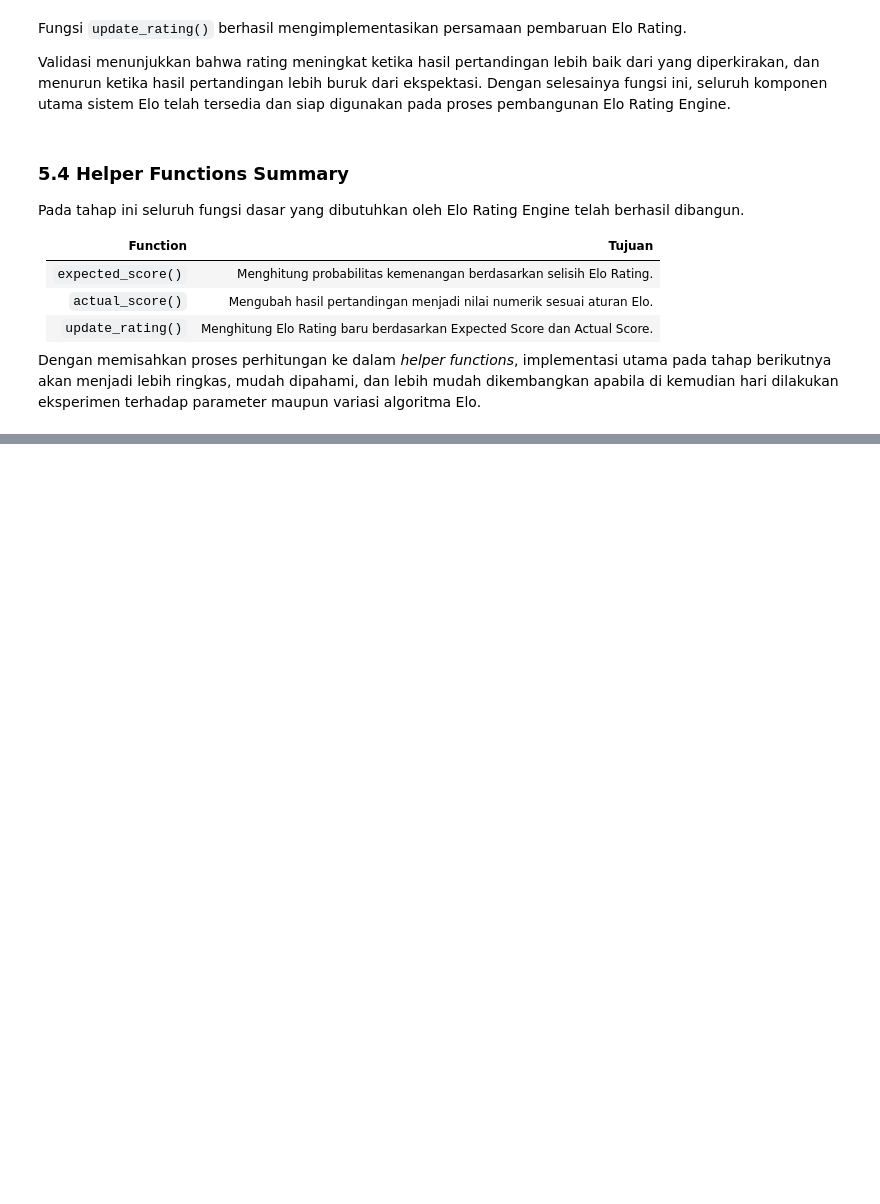
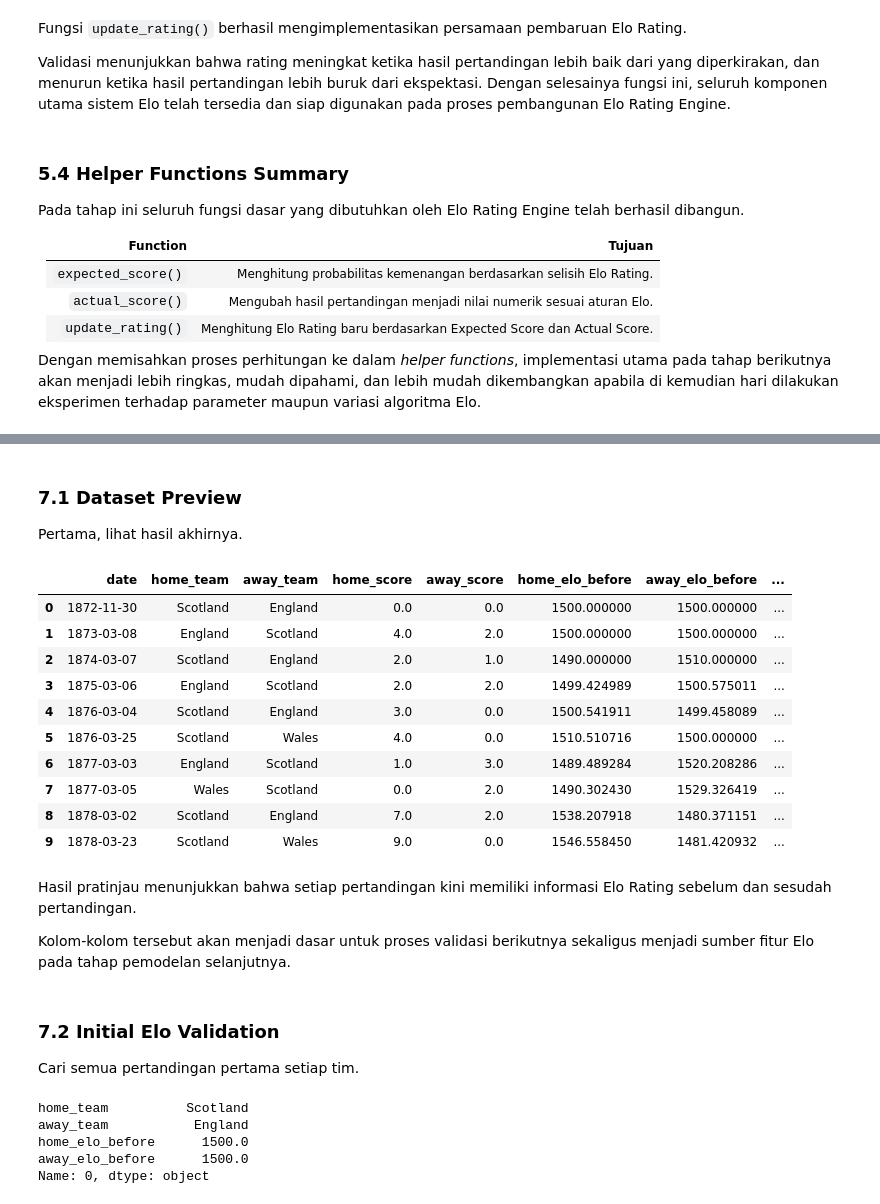
Before and after one commit to RyannPy/international-football-prediction, a Jupyter notebook: notebooks/09_elo_rating_engine.ipynb, the cells around one changed output, grey strips where cells are left out. Saved outputs shown, nothing was run; the diff lists cells and outputs as text; code cells hidden in the pictures; blank space fills up the shorter version.

```diff
--- a/notebooks/09_elo_rating_engine.ipynb
+++ b/notebooks/09_elo_rating_engine.ipynb
@@ -100,9 +101,9 @@ Sebelum membangun Elo Rating Engine, kita perlu menentukan beberapa parameter ya
 Parameter-parameter ini merupakan konfigurasi dasar sistem Elo dan akan memengaruhi bagaimana rating berkembang dari satu pertandingan ke pertandingan berikutnya.
 Pada notebook ini digunakan implementasi Elo klasik dengan satu nilai **Initial Rating** dan satu nilai **K-Factor** yang berlaku untuk seluruh tim. Pendekatan ini dipilih agar implementasi tetap sederhana, mudah dipahami, serta dapat dijadikan baseline sebelum melakukan eksperimen yang lebih kompleks pada pengembangan selanjutnya.
 # %%
-INITIAL_RATING = 1500
+INITIAL_ELO = 1500
 K_FACTOR = 20
 
-print(f"Initial Rating : {INITIAL_RATING}")
+print(f"Initial Elo : {INITIAL_ELO}")
 print(f"K-Factor       : {K_FACTOR}")
 # %% [output]
@@ -327,0 +452,51 @@ Dengan memisahkan proses perhitungan ke dalam *helper functions*, implementasi u
+# %% [markdown]
+### 7.1 Dataset Preview
+
+Pertama, lihat hasil akhirnya.
+# %%
+columns = [
+    "date",
+    "home_team",
+    "away_team",
+    "home_score",
+    "away_score",
+    "home_elo_before",
+    "away_elo_before",
+    "home_elo_after",
+    "away_elo_after"
+]
+
+elo_df[columns].head(10)
+# %% [output]
+|  | date | home_team | away_team | home_score | away_score | home_elo_before | away_elo_before | ... |
+| 0 | 1872-11-30 | Scotland | England | 0.0 | 0.0 | 1500.000000 | 1500.000000 | ... |
+| 1 | 1873-03-08 | England | Scotland | 4.0 | 2.0 | 1500.000000 | 1500.000000 | ... |
+| 2 | 1874-03-07 | Scotland | England | 2.0 | 1.0 | 1490.000000 | 1510.000000 | ... |
+| 3 | 1875-03-06 | England | Scotland | 2.0 | 2.0 | 1499.424989 | 1500.575011 | ... |
+| 4 | 1876-03-04 | Scotland | England | 3.0 | 0.0 | 1500.541911 | 1499.458089 | ... |
+| 5 | 1876-03-25 | Scotland | Wales | 4.0 | 0.0 | 1510.510716 | 1500.000000 | ... |
+| 6 | 1877-03-03 | England | Scotland | 1.0 | 3.0 | 1489.489284 | 1520.208286 | ... |
+| 7 | 1877-03-05 | Wales | Scotland | 0.0 | 2.0 | 1490.302430 | 1529.326419 | ... |
+| 8 | 1878-03-02 | Scotland | England | 7.0 | 2.0 | 1538.207918 | 1480.371151 | ... |
+| 9 | 1878-03-23 | Scotland | Wales | 9.0 | 0.0 | 1546.558450 | 1481.420932 | ... |
+# %% [markdown]
+Hasil pratinjau menunjukkan bahwa setiap pertandingan kini memiliki informasi Elo Rating sebelum dan sesudah pertandingan.
+
+Kolom-kolom tersebut akan menjadi dasar untuk proses validasi berikutnya sekaligus menjadi sumber fitur Elo pada tahap pemodelan selanjutnya.
+# %% [markdown]
+### 7.2 Initial Elo Validation
+
+Cari semua pertandingan pertama setiap tim.
+# %%
+elo_df.iloc[0][[
+    "home_team",
+    "away_team",
+    "home_elo_before",
+    "away_elo_before"
+]]
+# %% [output]
+home_team          Scotland
+away_team           England
+home_elo_before      1500.0
+away_elo_before      1500.0
+Name: 0, dtype: object
```
Also changed, not shown: parts of 25 cells of this notebook.
